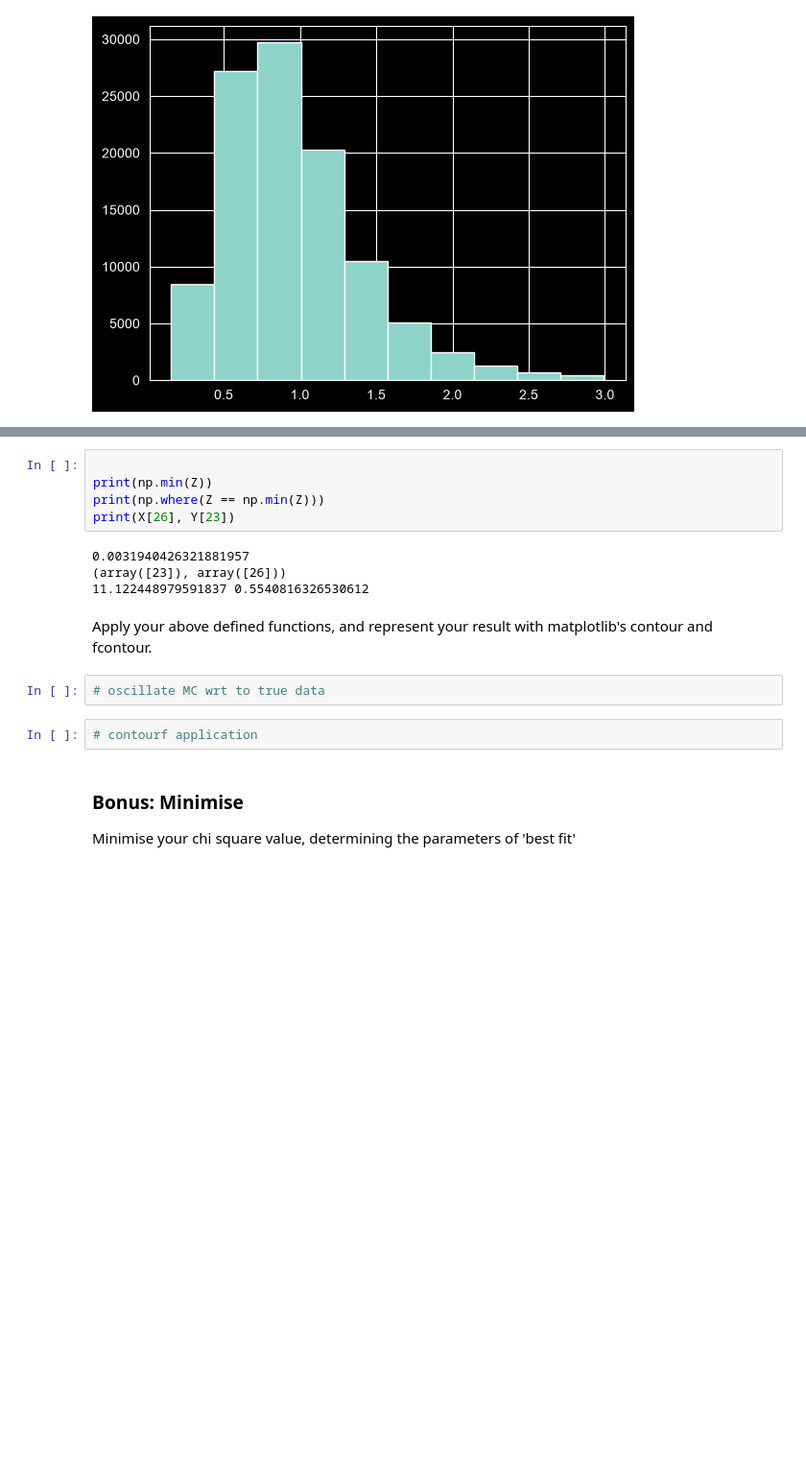
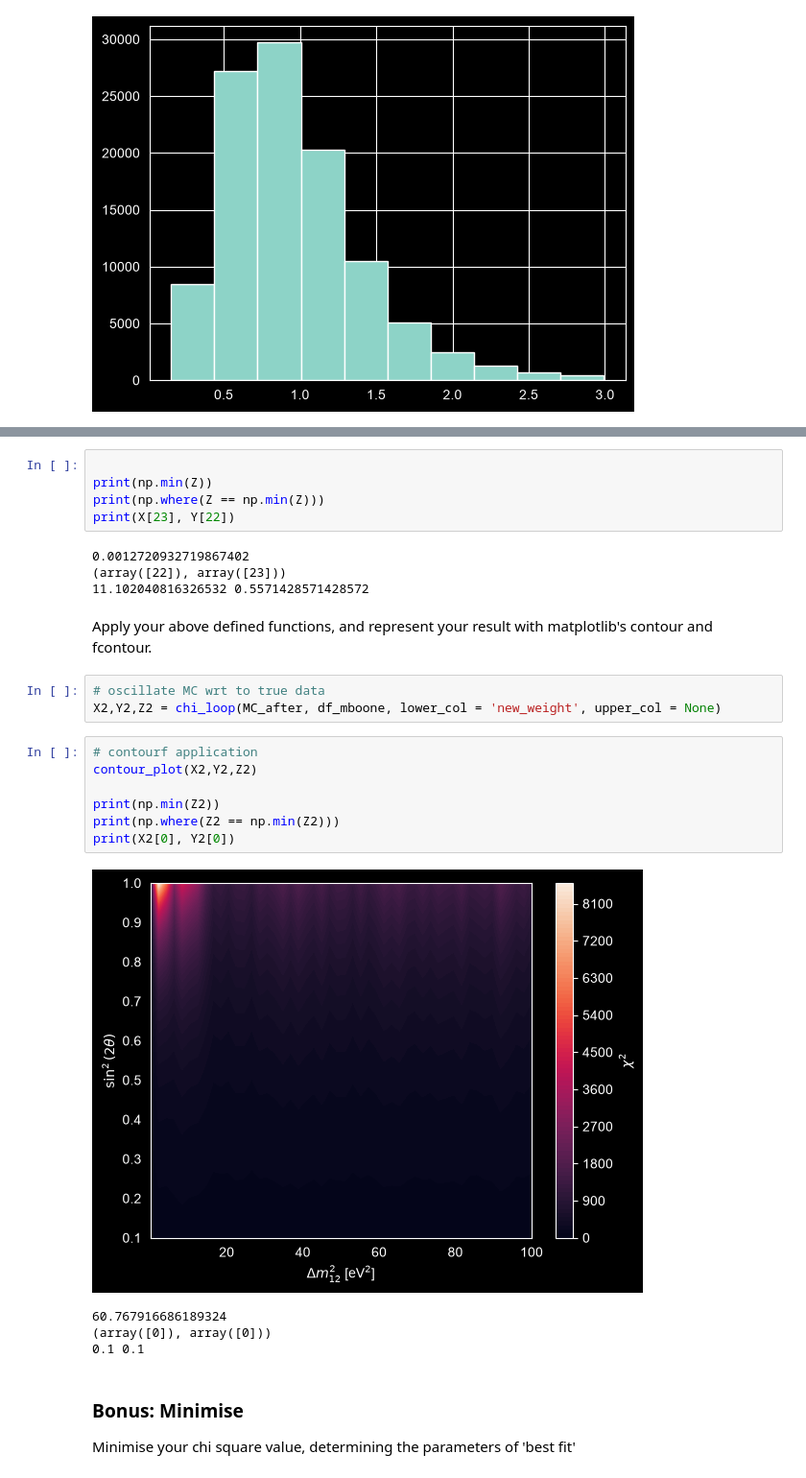
Before and after one commit to harrisonunwin/MicroBooNE_Lab, a Jupyter notebook: MainAnalysis_template.ipynb, the cells around one changed output, grey strips where cells are left out. Shown at 96% size. Saved outputs shown, nothing was run; the diff lists cells and outputs as text; blank space fills up the shorter version.

```diff
--- a/MainAnalysis_template.ipynb
+++ b/MainAnalysis_template.ipynb
@@ -741,17 +734,28 @@ contour_plot()
 
 print(np.min(Z))
 print(np.where(Z == np.min(Z)))
-print(X[26], Y[23])
+print(X[23], Y[22])
 # %% [output]
-0.0031940426321881957
-(array([23]), array([26]))
-11.122448979591837 0.5540816326530612
+0.0012720932719867402
+(array([22]), array([23]))
+11.102040816326532 0.5571428571428572
 # %% [markdown]
 Apply your above defined functions, and represent your result with matplotlib's contour and fcontour.
 # %%
 # oscillate MC wrt to true data
+X2,Y2,Z2 = chi_loop(MC_after, df_mboone, lower_col = 'new_weight', upper_col = None)
 # %%
 # contourf application
+contour_plot(X2,Y2,Z2)
+
+print(np.min(Z2))
+print(np.where(Z2 == np.min(Z2)))
+print(X2[0], Y2[0])
+# %% [output]
+[figure, added]
+60.767916686189324
+(array([0]), array([0]))
+0.1 0.1
 # %% [markdown]
 ### Bonus: Minimise
 
```
Also changed, not shown: parts of 5 cells of this notebook.
